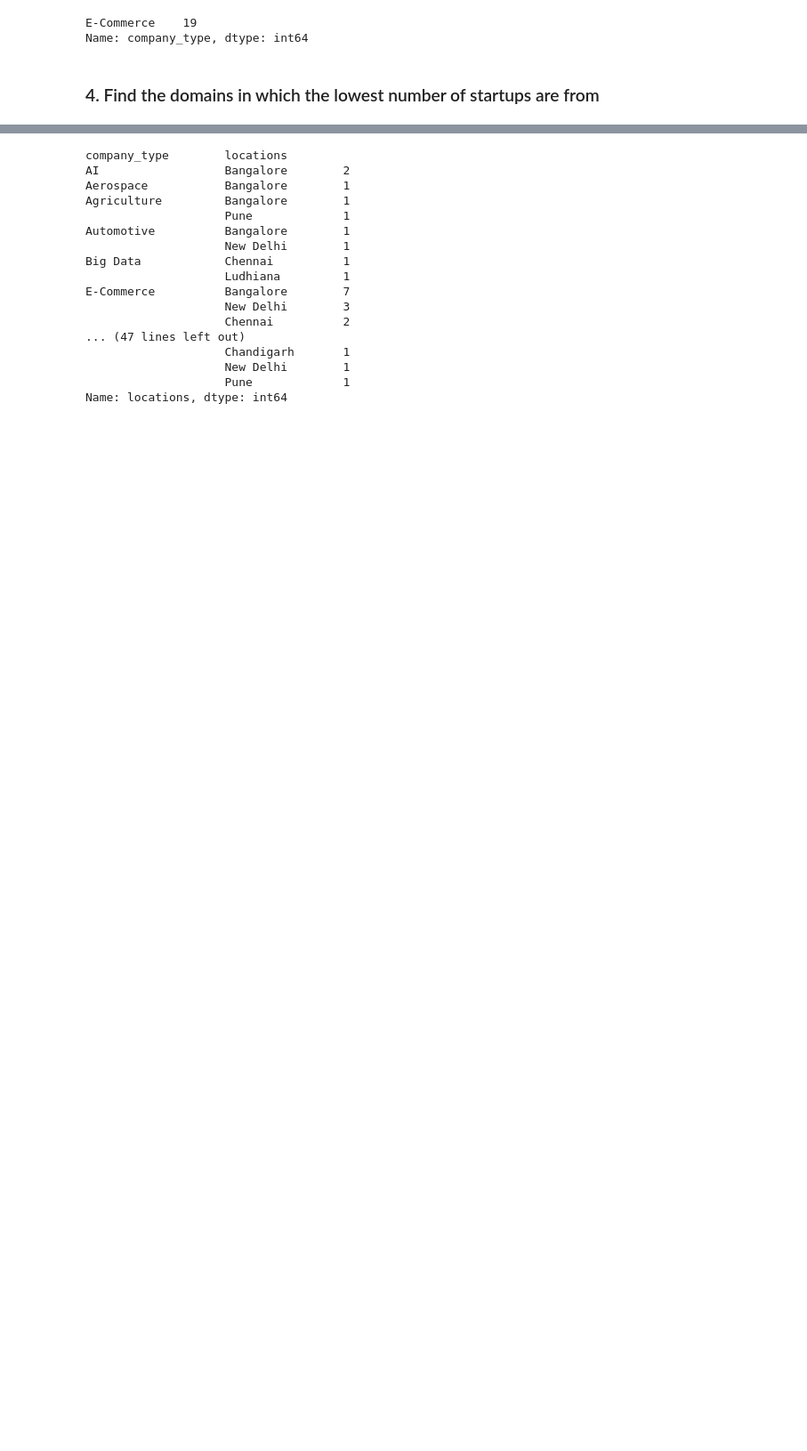
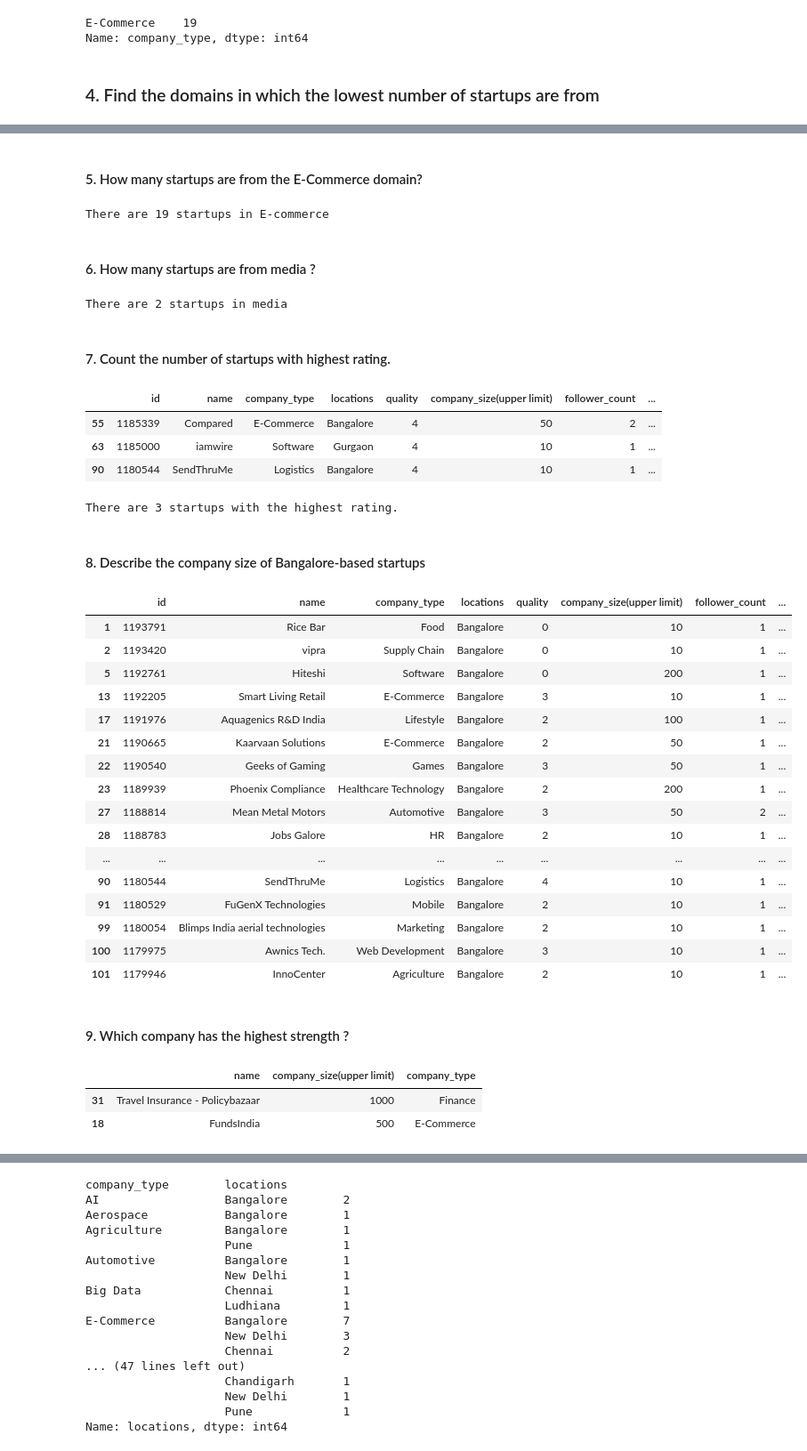
Before and after one commit to radhikapc/foundation-homework, a Jupyter notebook: homework08/Homework08-IndianStartupAngelList-Radhika.ipynb, the cells around one changed output, grey strips where cells are left out. Shown at 89% size. Cells and saved outputs as stored; diff of their text form; code cells hidden in the pictures; blank space fills up the shorter version.

Commit message:
startups in India - a data analysis

```diff
--- a/homework08/Homework08-IndianStartupAngelList-Radhika.ipynb
+++ b/homework08/Homework08-IndianStartupAngelList-Radhika.ipynb
@@ -122,0 +116,58 @@ Name: company_type, dtype: bool
+# %% [markdown]
+#### 5. How many startups are from the E-Commerce domain?
+# %%
+print("There are", len(df[df['company_type'] =='E-Commerce']),"startups in E-commerce")
+# %% [output]
+There are 19 startups in E-commerce
+# %% [markdown]
+#### 6. How many startups are from media ?
+# %%
+print("There are", len(df[df['company_type'] =='Media']),"startups in media")
+# %% [output]
+There are 2 startups in media
+# %% [markdown]
+#### 7. Count the number of startups with highest rating.
+# %%
+df[df['quality'] == 4]
+# %% [output]
+|  | id | name | company_type | locations | quality | company_size(upper limit) | follower_count | ... |
+| 55 | 1185339 | Compared | E-Commerce | Bangalore | 4 | 50 | 2 | ... |
+| 63 | 1185000 | iamwire | Software | Gurgaon | 4 | 10 | 1 | ... |
+| 90 | 1180544 | SendThruMe | Logistics | Bangalore | 4 | 10 | 1 | ... |
+# %%
+print("There are", len(df[df['quality'] == 4]),"startups with the highest rating.")
+# %% [output]
+There are 3 startups with the highest rating.
+# %% [markdown]
+#### 8. Describe the company size of Bangalore-based startups
+# %%
+blr = df[df['locations'] =='Bangalore']
+blr
+# %% [output]
+|  | id | name | company_type | locations | quality | company_size(upper limit) | follower_count | ... |
+| 1 | 1193791 | Rice Bar | Food | Bangalore | 0 | 10 | 1 | ... |
+| 2 | 1193420 | vipra | Supply Chain | Bangalore | 0 | 10 | 1 | ... |
+| 5 | 1192761 | Hiteshi | Software | Bangalore | 0 | 200 | 1 | ... |
+| 13 | 1192205 | Smart Living Retail | E-Commerce | Bangalore | 3 | 10 | 1 | ... |
+| 17 | 1191976 | Aquagenics R&D India | Lifestyle | Bangalore | 2 | 100 | 1 | ... |
+| 21 | 1190665 | Kaarvaan Solutions | E-Commerce | Bangalore | 2 | 50 | 1 | ... |
+| 22 | 1190540 | Geeks of Gaming | Games | Bangalore | 3 | 50 | 1 | ... |
+| 23 | 1189939 | Phoenix Compliance | Healthcare Technology | Bangalore | 2 | 200 | 1 | ... |
+| 27 | 1188814 | Mean Metal Motors | Automotive | Bangalore | 3 | 50 | 2 | ... |
+| 28 | 1188783 | Jobs Galore | HR | Bangalore | 2 | 10 | 1 | ... |
+| ... | ... | ... | ... | ... | ... | ... | ... | ... |
+| 90 | 1180544 | SendThruMe | Logistics | Bangalore | 4 | 10 | 1 | ... |
+| 91 | 1180529 | FuGenX Technologies | Mobile | Bangalore | 2 | 10 | 1 | ... |
+| 99 | 1180054 | Blimps India aerial technologies | Marketing | Bangalore | 2 | 10 | 1 | ... |
+| 100 | 1179975 | Awnics Tech. | Web Development | Bangalore | 3 | 10 | 1 | ... |
+| 101 | 1179946 | InnoCenter | Agriculture | Bangalore | 2 | 10 | 1 | ... |
+# %% [markdown]
+#### 9. Which company has the highest strength ?
+# %%
+columns_want = df[['name','company_size(upper limit)','company_type']]
+columns_want
+columns_want.sort_values('company_size(upper limit)', ascending=False).head(2)
+# %% [output]
+|  | name | company_size(upper limit) | company_type |
+| 31 | Travel Insurance - Policybazaar | 1000 | Finance |
+| 18 | FundsIndia | 500 | E-Commerce |
```
Also changed, not shown: parts of 17 cells of this notebook.
